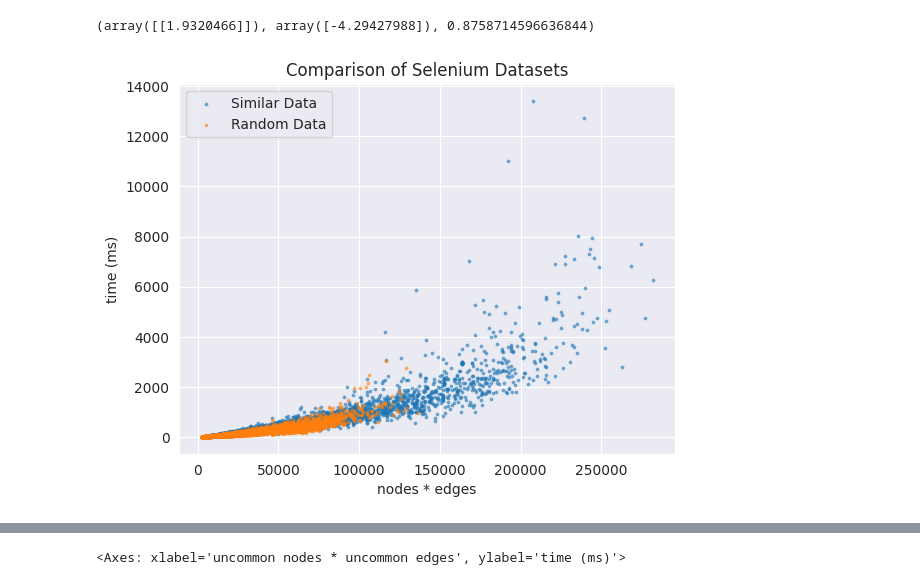
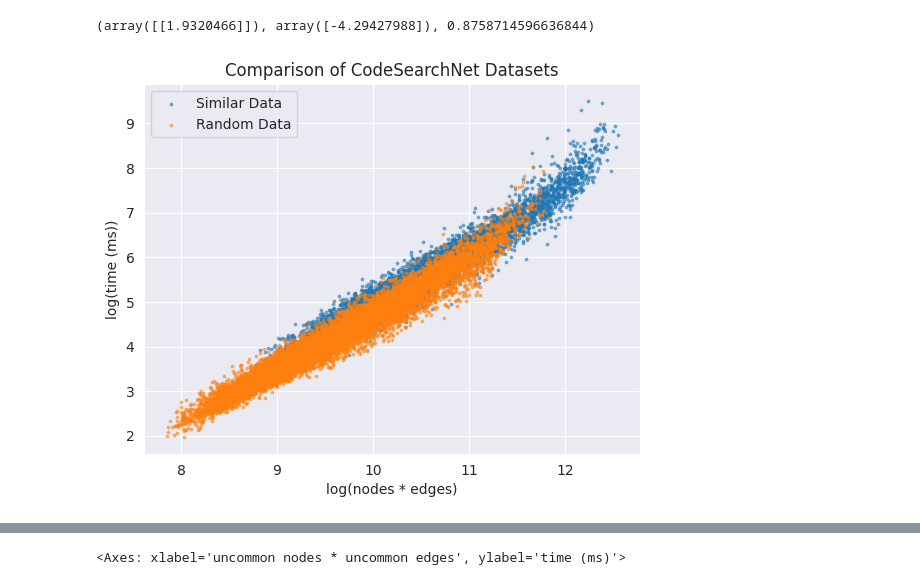
Before and after one commit to mreza-kiani/graph-generalization-algorithm, a Jupyter notebook: src/main/resources/scripts/performance/CodeSearchNet/analyzer.ipynb, the cells around one changed output, grey strips where cells are left out. Cells and saved outputs as stored; diff of their text form; code cells hidden in the pictures.

Commit message:
Work on performance data

```diff
--- a/src/main/resources/scripts/performance/CodeSearchNet/analyzer.ipynb
+++ b/src/main/resources/scripts/performance/CodeSearchNet/analyzer.ipynb
@@ -248,16 +259,16 @@ linear_regression_of(df[df['uncommon_nodes'] != 0], 'log_uncommon_edges', 'log_a
 (array([[1.9320466]]), array([-4.29427988]), 0.8758714596636844)
 # %%
 # Create a scatter plot for all metrics
-plt.scatter(df['nodes_X_edges'], df['avg_time'], label='Similar Data', s=3, alpha=0.5)
-plt.scatter(random_df['nodes_X_edges'], random_df['avg_time'], label='Random Data', s=3, alpha=0.5)
+plt.scatter(df['log_nodes_X_edges'], df['log_avg_time'], label='Similar Data', s=3, alpha=0.5)
+plt.scatter(random_df['log_nodes_X_edges'], random_df['log_avg_time'], label='Random Data', s=3, alpha=0.5)
 
 # Customize the plot
-plt.xlabel('nodes * edges')
-plt.ylabel('time (ms)')
-plt.title('Comparison of Selenium Datasets')
+plt.xlabel('log(nodes * edges)')
+plt.ylabel('log(time (ms))')
+plt.title('Comparison of CodeSearchNet Datasets')
 plt.legend()
 
 # Display the plot
 plt.show()
 # %% [output]
-[figure, old version]
+[figure, new version]
```
Also changed, not shown: parts of 8 cells of this notebook, 1 other file.
